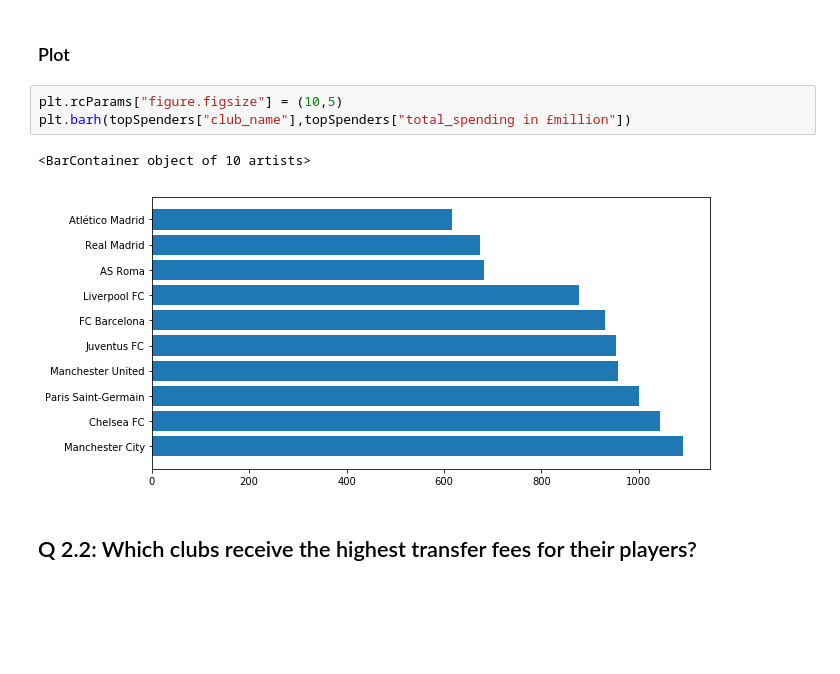
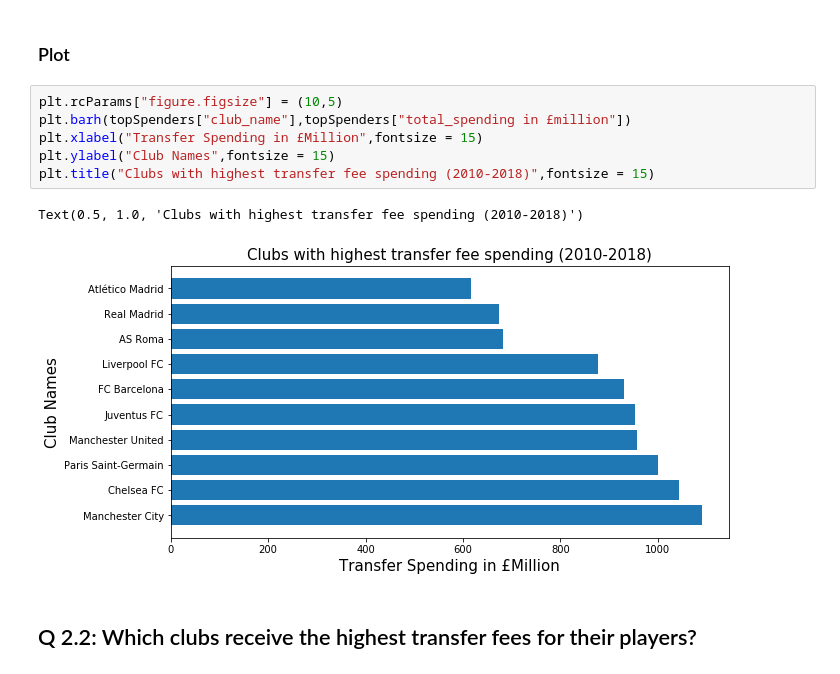
Before and after one commit to tharunsikhinam/data-512, a Jupyter notebook: data-512-project/Data-512-Analysis.ipynb, the cells around one changed output. Cells and saved outputs as stored; diff of their text form; blank space fills up the shorter version.

Commit message:
added changes to notebook and images for readme

```diff
--- a/data-512-project/Data-512-Analysis.ipynb
+++ b/data-512-project/Data-512-Analysis.ipynb
@@ -272,9 +343,12 @@ topSpenders.head(10)
 # %%
 plt.rcParams["figure.figsize"] = (10,5)
 plt.barh(topSpenders["club_name"],topSpenders["total_spending in £million"])
+plt.xlabel("Transfer Spending in £Million",fontsize = 15)
+plt.ylabel("Club Names",fontsize = 15)
+plt.title("Clubs with highest transfer fee spending (2010-2018)",fontsize = 15)
 # %% [output]
-<BarContainer object of 10 artists>
+Text(0.5, 1.0, 'Clubs with highest transfer fee spending (2010-2018)')
-[figure, old version]
+[figure, new version]
 # %% [markdown]
 ## Q 2.2: Which clubs receive the highest transfer fees for their players?
 # %% [markdown]
```
Also changed, not shown: parts of 41 cells of this notebook, 7 other files.
